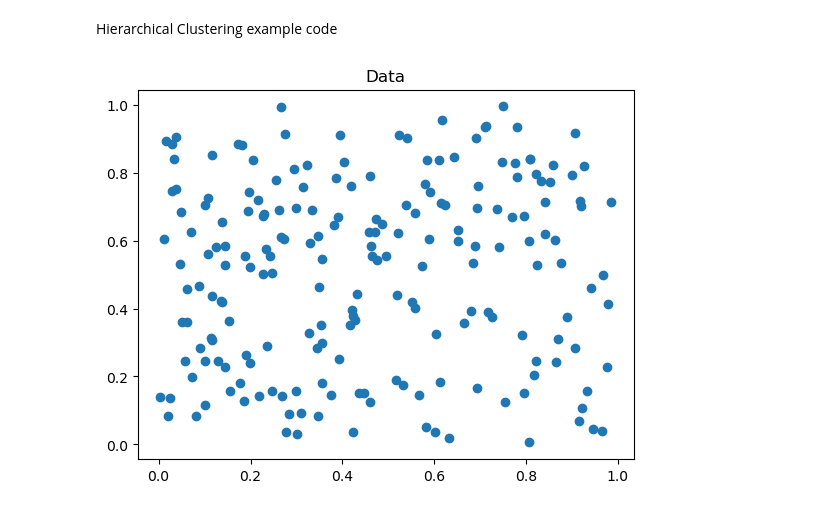
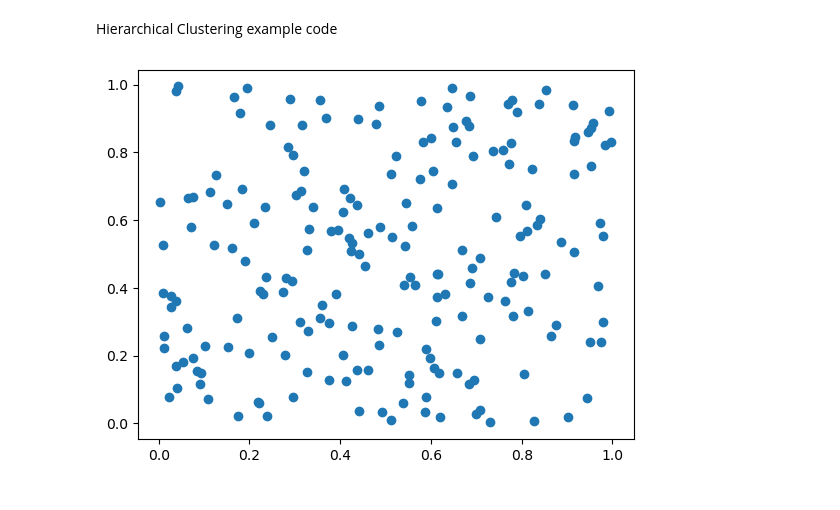
Before and after one commit to sarahharkins7/Math526, a Jupyter notebook: hierarchical_clustering.ipynb, the cells around one changed output. Cells and saved outputs as stored; diff of their text form; code cells hidden in the pictures.

```diff
--- a/hierarchical_clustering.ipynb
+++ b/hierarchical_clustering.ipynb
@@ -71,14 +71,14 @@ class DivisiveHierarchicalClustering:
 # %%
 x = np.random.uniform(0, 1, 200)
 y = np.random.uniform(0, 1, 200)
 z = np.row_stack((x, y))
 #print(X)
 plt.scatter(z[0],z[1])
-plt.title('Data')
+#plt.title('Data')
 
 X = np.column_stack((x, y))
 # %% [output]
-[figure, old version]
+[figure, new version]
 # %%
 n_clusters=5
 divisive_hc = DivisiveHierarchicalClustering(n_clusters)
```
Also changed, not shown: parts of 1 cell of this notebook, 9 other files.
